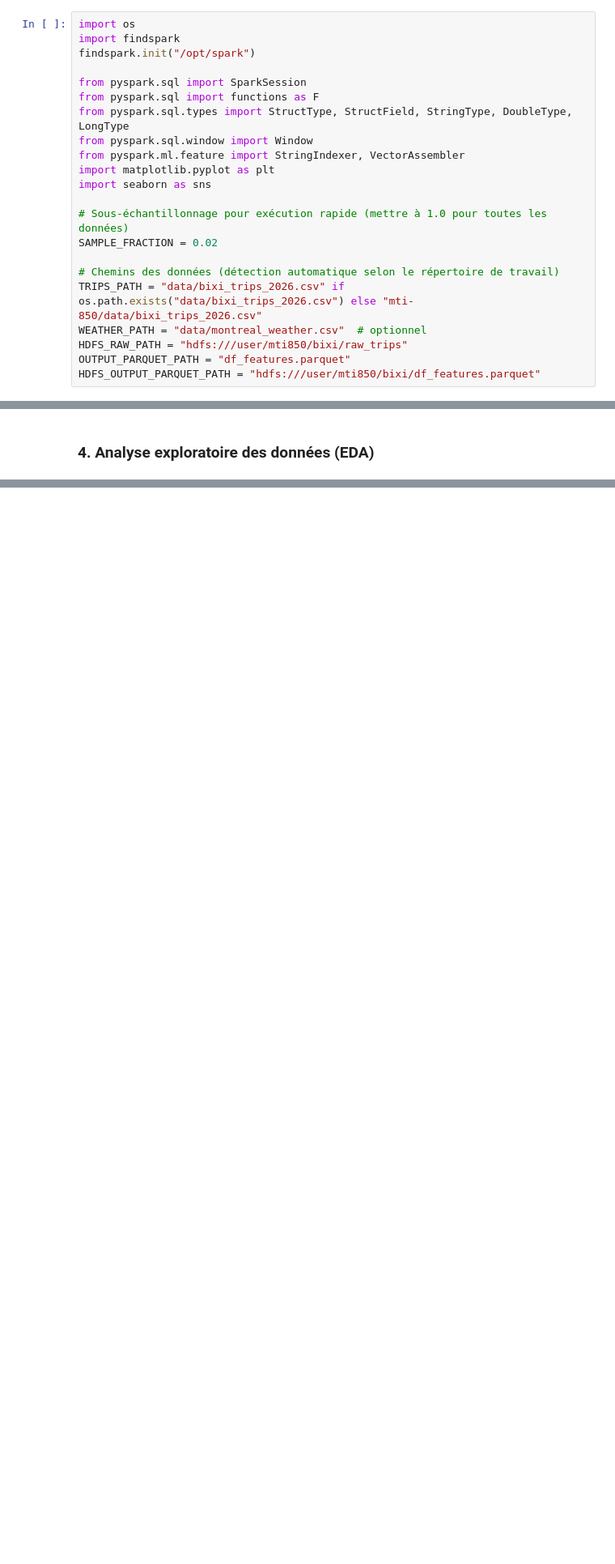
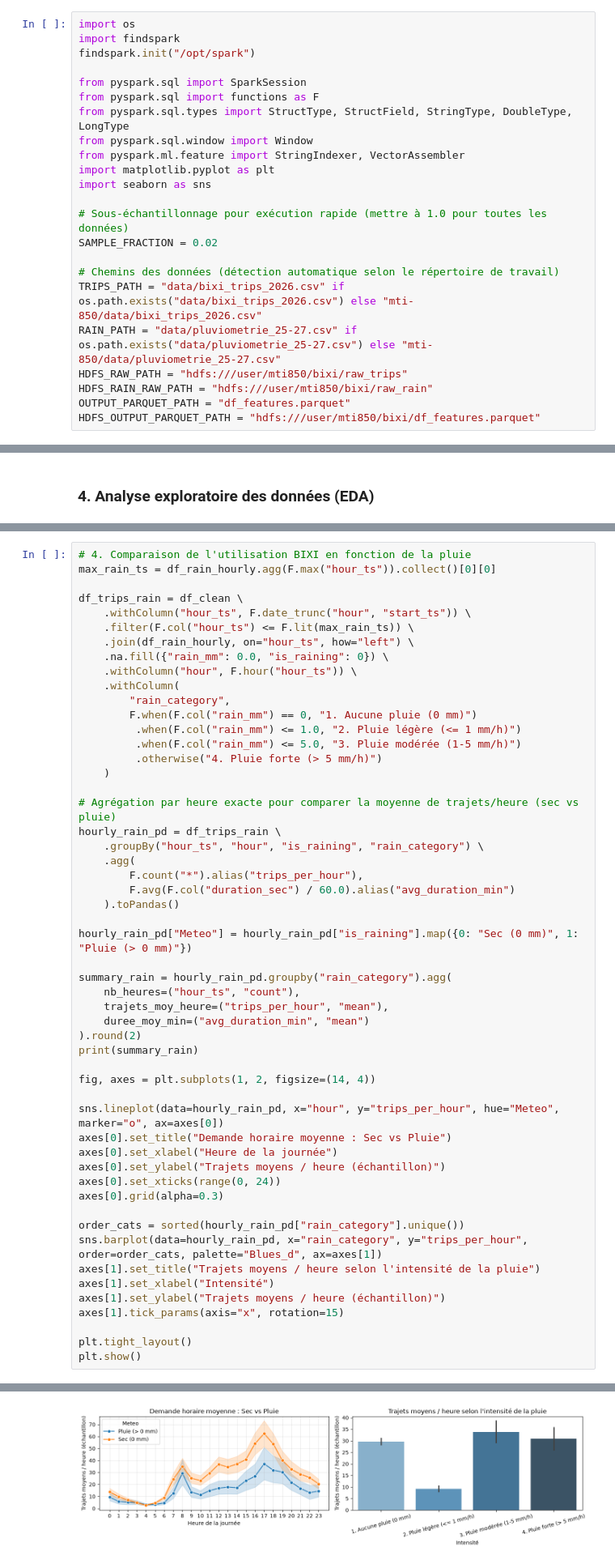
Before and after one commit to ethanelfassi/mti-850, a Jupyter notebook: Livrable1_BIXI_Montreal.ipynb, the cells around one changed output, grey strips where cells are left out. Shown at 81% size. Cells and saved outputs as stored; diff of their text form; blank space fills up the shorter version.

```diff
--- a/Livrable1_BIXI_Montreal.ipynb
+++ b/Livrable1_BIXI_Montreal.ipynb
@@ -24,8 +24,9 @@ SAMPLE_FRACTION = 0.02
 
 # Chemins des données (détection automatique selon le répertoire de travail)
 TRIPS_PATH = "data/bixi_trips_2026.csv" if os.path.exists("data/bixi_trips_2026.csv") else "mti-850/data/bixi_trips_2026.csv"
-WEATHER_PATH = "data/montreal_weather.csv"  # optionnel
+RAIN_PATH = "data/pluviometrie_25-27.csv" if os.path.exists("data/pluviometrie_25-27.csv") else "mti-850/data/pluviometrie_25-27.csv"
 HDFS_RAW_PATH = "hdfs:///user/mti850/bixi/raw_trips"
+HDFS_RAIN_RAW_PATH = "hdfs:///user/mti850/bixi/raw_rain"
 OUTPUT_PARQUET_PATH = "df_features.parquet"
 HDFS_OUTPUT_PARQUET_PATH = "hdfs:///user/mti850/bixi/df_features.parquet"
 # %% [markdown]
@@ -216,3 +261,57 @@ plt.tight_layout()
 plt.show()
 # %% [output]
 [figure]
+# %%
+# 4. Comparaison de l'utilisation BIXI en fonction de la pluie
+max_rain_ts = df_rain_hourly.agg(F.max("hour_ts")).collect()[0][0]
+
+df_trips_rain = df_clean \
+    .withColumn("hour_ts", F.date_trunc("hour", "start_ts")) \
+    .filter(F.col("hour_ts") <= F.lit(max_rain_ts)) \
+    .join(df_rain_hourly, on="hour_ts", how="left") \
+    .na.fill({"rain_mm": 0.0, "is_raining": 0}) \
+    .withColumn("hour", F.hour("hour_ts")) \
+    .withColumn(
+        "rain_category",
+        F.when(F.col("rain_mm") == 0, "1. Aucune pluie (0 mm)")
+         .when(F.col("rain_mm") <= 1.0, "2. Pluie légère (<= 1 mm/h)")
+         .when(F.col("rain_mm") <= 5.0, "3. Pluie modérée (1-5 mm/h)")
+         .otherwise("4. Pluie forte (> 5 mm/h)")
+    )
+
+# Agrégation par heure exacte pour comparer la moyenne de trajets/heure (sec vs pluie)
+hourly_rain_pd = df_trips_rain \
+    .groupBy("hour_ts", "hour", "is_raining", "rain_category") \
+    .agg(
+        F.count("*").alias("trips_per_hour"),
+        F.avg(F.col("duration_sec") / 60.0).alias("avg_duration_min")
+    ).toPandas()
+
+hourly_rain_pd["Meteo"] = hourly_rain_pd["is_raining"].map({0: "Sec (0 mm)", 1: "Pluie (> 0 mm)"})
+
+summary_rain = hourly_rain_pd.groupby("rain_category").agg(
+    nb_heures=("hour_ts", "count"),
+    trajets_moy_heure=("trips_per_hour", "mean"),
+    duree_moy_min=("avg_duration_min", "mean")
+).round(2)
+print(summary_rain)
+
+fig, axes = plt.subplots(1, 2, figsize=(14, 4))
+
+sns.lineplot(data=hourly_rain_pd, x="hour", y="trips_per_hour", hue="Meteo", marker="o", ax=axes[0])
+axes[0].set_title("Demande horaire moyenne : Sec vs Pluie")
+axes[0].set_xlabel("Heure de la journée")
+axes[0].set_ylabel("Trajets moyens / heure (échantillon)")
+axes[0].set_xticks(range(0, 24))
+axes[0].grid(alpha=0.3)
+
+order_cats = sorted(hourly_rain_pd["rain_category"].unique())
+sns.barplot(data=hourly_rain_pd, x="rain_category", y="trips_per_hour", order=order_cats, palette="Blues_d", ax=axes[1])
+axes[1].set_title("Trajets moyens / heure selon l'intensité de la pluie")
+axes[1].set_xlabel("Intensité")
+axes[1].set_ylabel("Trajets moyens / heure (échantillon)")
+axes[1].tick_params(axis="x", rotation=15)
+
+plt.tight_layout()
+plt.show()
+# %% [output]
@@ -219,3 +327,4 @@ plt.show()
+[figure, added]
 # %% [markdown]
 ### 5. Sélection des caractéristiques et ingénierie
 # %%
```
Also changed, not shown: parts of 9 cells of this notebook, 1 other file.
